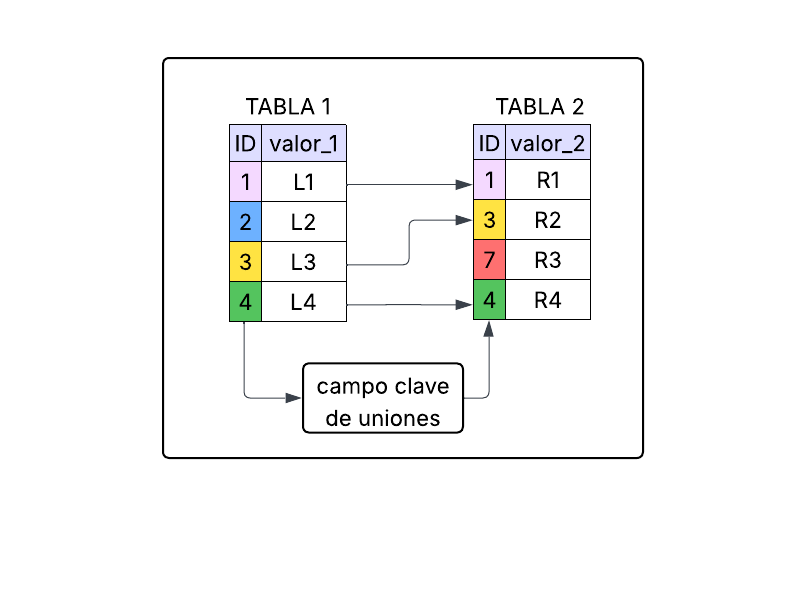
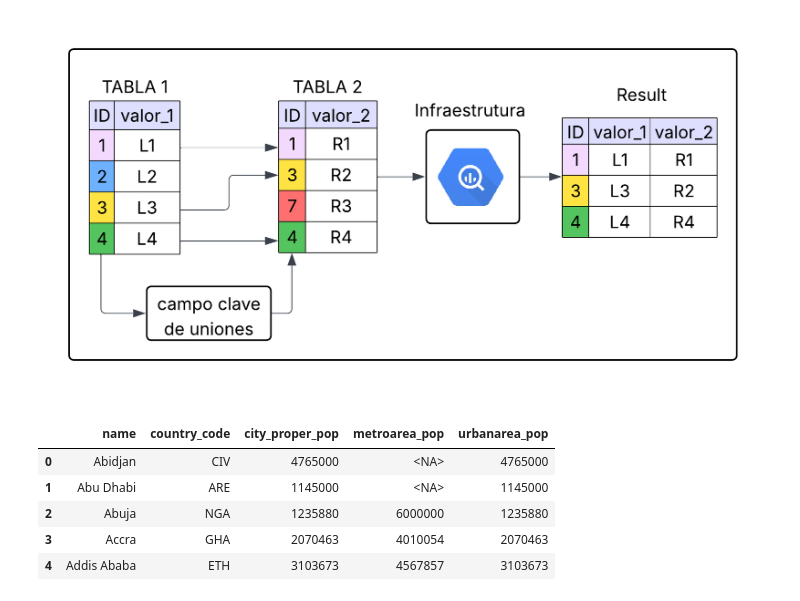
Before and after one commit to gitnicolas343/python_estudio, a Jupyter notebook: uniones_sql.ipynb, the cells around one changed output. Saved outputs shown, nothing was run; the diff lists cells and outputs as text; code cells hidden in the pictures; blank space fills up the shorter version.

```diff
--- a/uniones_sql.ipynb
+++ b/uniones_sql.ipynb
@@ -19,8 +105,23 @@ Este notebook ofrece una introducción práctica al uso de uniones en SQL, acomp
 # %% [markdown]
 <center>
 
-![Blank diagram.png](embedded-picture-1-old)
+![Blank diagram (2).png](embedded-picture-1-new)
 
-
-</canter>
+</center>
+# %%
+#vamos primero a ver algunas tablas de las que tenemos en nuestro data warehouse, estoy usando una conexion directa de google a big query.
+
+%%bigquery --project sql-learn-491702
+
+
+SELECT *
+FROM `sql-learn-491702.country_information_raw.cities`
+LIMIT 5
+# %% [output]
+|  | name | country_code | city_proper_pop | metroarea_pop | urbanarea_pop |
+| 0 | Abidjan | CIV | 4765000 | <NA> | 4765000 |
+| 1 | Abu Dhabi | ARE | 1145000 | <NA> | 1145000 |
+| 2 | Abuja | NGA | 1235880 | 6000000 | 1235880 |
+| 3 | Accra | GHA | 2070463 | 4010054 | 2070463 |
+| 4 | Addis Ababa | ETH | 3103673 | 4567857 | 3103673 |
 # %%
```
Also changed, not shown: parts of 8 cells of this notebook.
